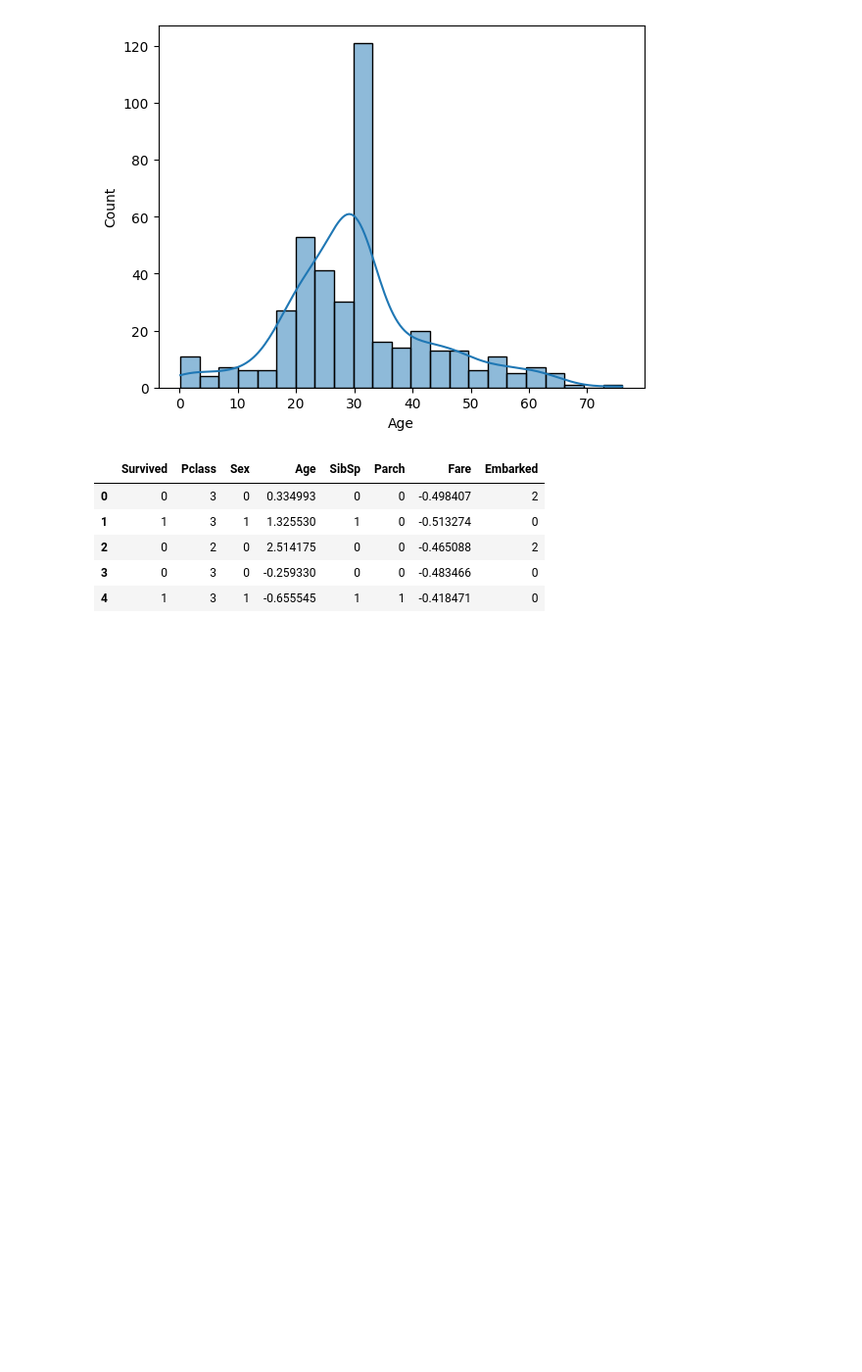
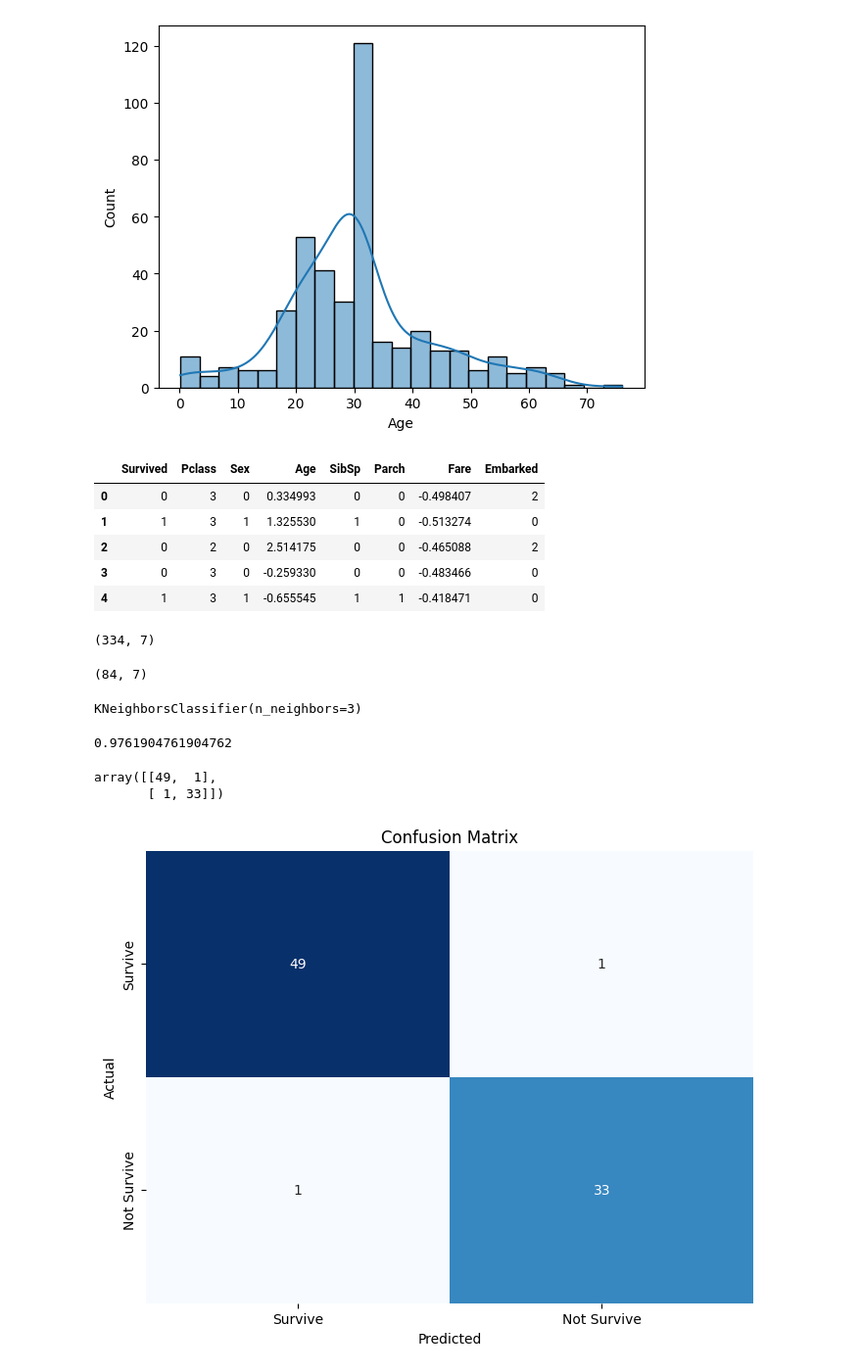
Before and after one commit to Angy-face/Train, a Jupyter notebook: 0001_Titanic.ipynb, the cells around one changed output. Shown at 98% size. Cells and saved outputs as stored; diff of their text form; code cells hidden in the pictures; blank space fills up the shorter version.

```diff
--- a/0001_Titanic.ipynb
+++ b/0001_Titanic.ipynb
@@ -133,3 +134,42 @@ df.head()
 | 2 | 0 | 2 | 0 | 2.514175 | 0 | 0 | -0.465088 | 2 |
 | 3 | 0 | 3 | 0 | -0.259330 | 0 | 0 | -0.483466 | 0 |
 | 4 | 1 | 3 | 1 | -0.655545 | 1 | 1 | -0.418471 | 0 |
+# %%
+X = df.drop('Survived', axis=1)
+y = df['Survived']
+X_train, X_test, y_train, y_test = train_test_split(
+    X, y, test_size=0.2, random_state=42)
+# %%
+X_train.shape
+# %% [output]
+(334, 7)
+# %%
+X_test.shape
+# %% [output]
+(84, 7)
+# %%
+neigh = KNeighborsClassifier(n_neighbors=3)
+neigh.fit(X, y)
+# %% [output]
+KNeighborsClassifier(n_neighbors=3)
+# %%
+neigh.score(X_test, y_test)
+# %% [output]
+0.9761904761904762
+# %%
+cm = sklearn.metrics.confusion_matrix(y_test, neigh.predict(X_test))
+cm
+# %% [output]
+array([[49,  1],
+       [ 1, 33]])
+# %%
+plt.figure(figsize=(8, 6))
+sns.heatmap(cm, annot=True, fmt='d', cmap='Blues', cbar=False,
+            xticklabels=['Survive', 'Not Survive'],
+            yticklabels=['Survive', 'Not Survive'])
+plt.xlabel('Predicted')
+plt.ylabel('Actual')
+plt.title('Confusion Matrix')
+plt.show()
+# %% [output]
+[figure, added]
```
Also changed, not shown: parts of 2 cells of this notebook.
